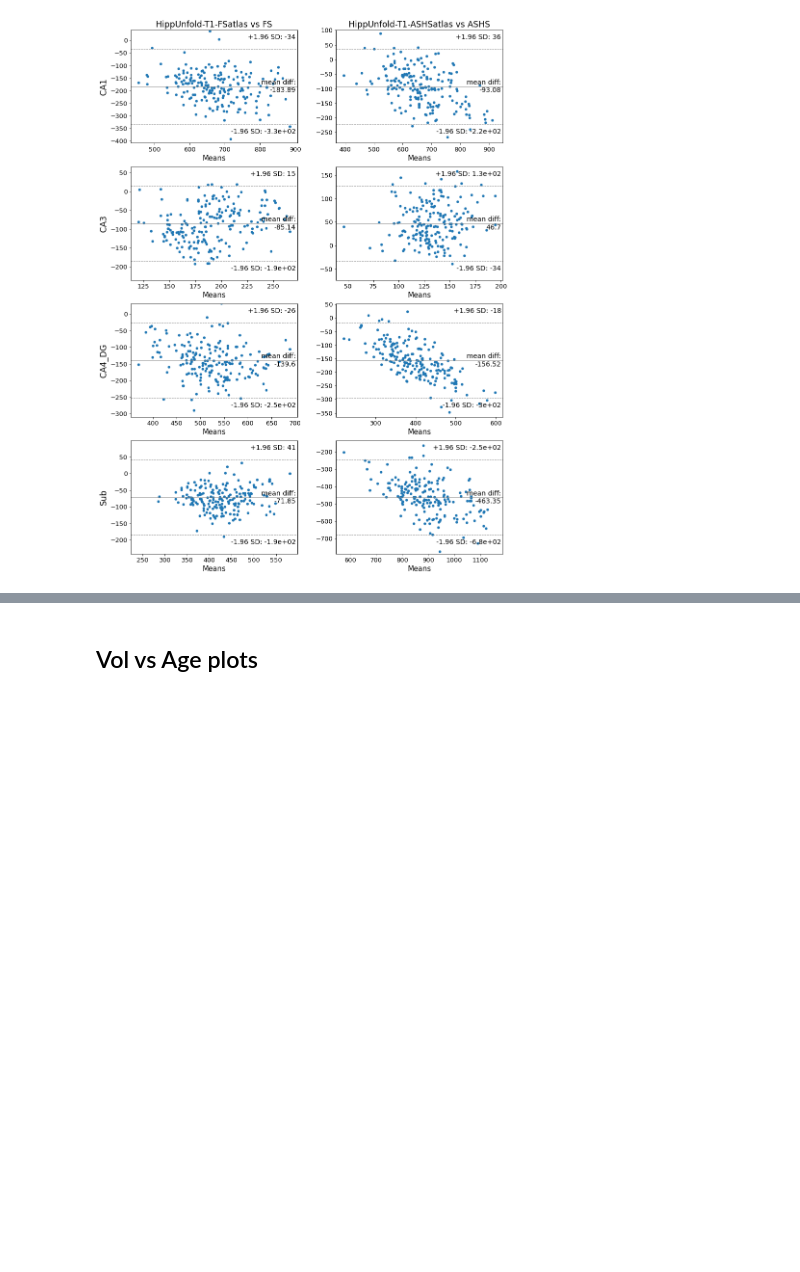
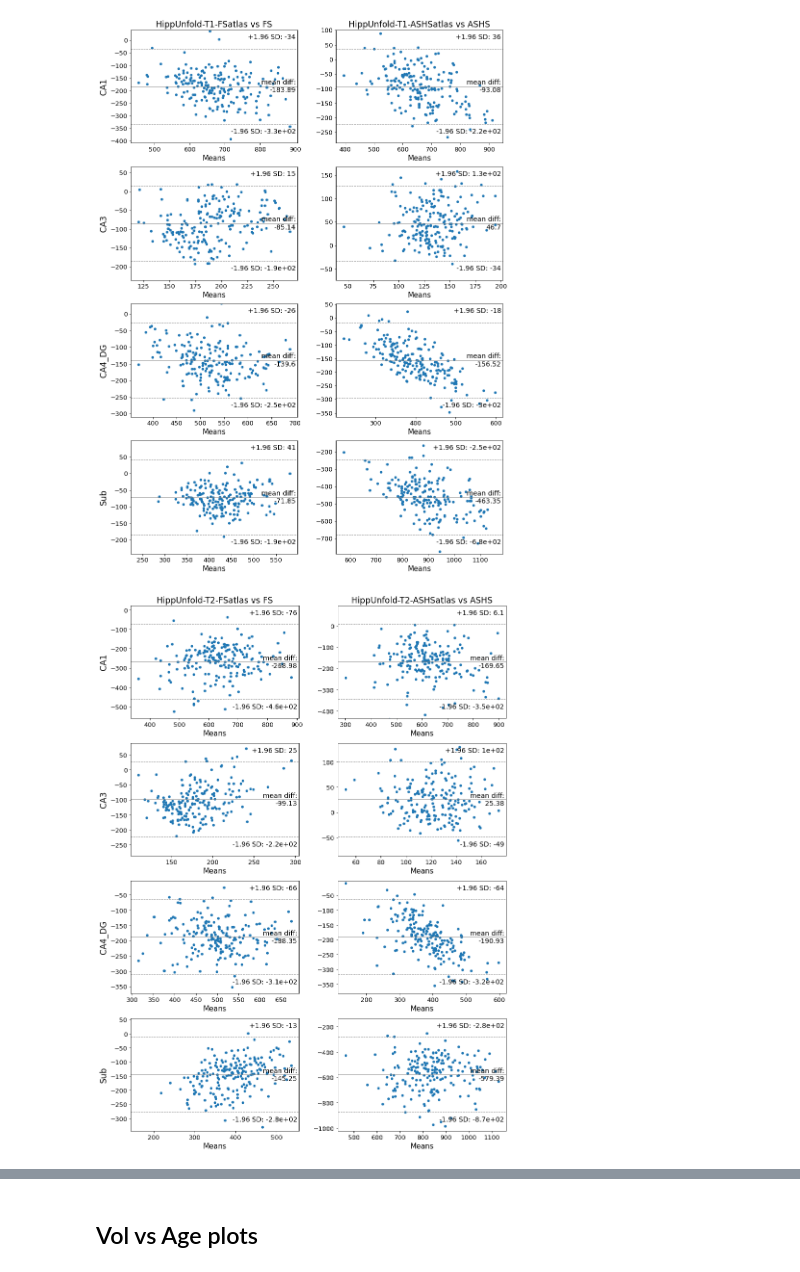
Before and after one commit to akhanf/hippunfold-fs-ashs-comparison, a Jupyter notebook: analysis.ipynb, the cells around one changed output, grey strips where cells are left out. Saved outputs shown, nothing was run; the diff lists cells and outputs as text; code cells hidden in the pictures; blank space fills up the shorter version.

```diff
--- a/analysis.ipynb
+++ b/analysis.ipynb
@@ -108,4 +116,14 @@ methods2 = ['FS','ASHS']
 plot_bland_altman(df,methods1,methods2,subfields,figsize=(12,16))
 # %% [output]
 [figure]
+# %%
+#compare hippunfold (T2) with FS and ASHS (using corresponding hippunfold atlases)
+
+subfields = ['CA1','CA3','CA4_DG','Sub']
+
+methods1 = ['HippUnfold-T2-FSatlas','HippUnfold-T2-ASHSatlas']
+methods2 = ['FS','ASHS']
+plot_bland_altman(df,methods1,methods2,subfields,figsize=(12,16))
+# %% [output]
+[figure, added]
 # %%
```
Also changed, not shown: parts of 8 cells of this notebook.
